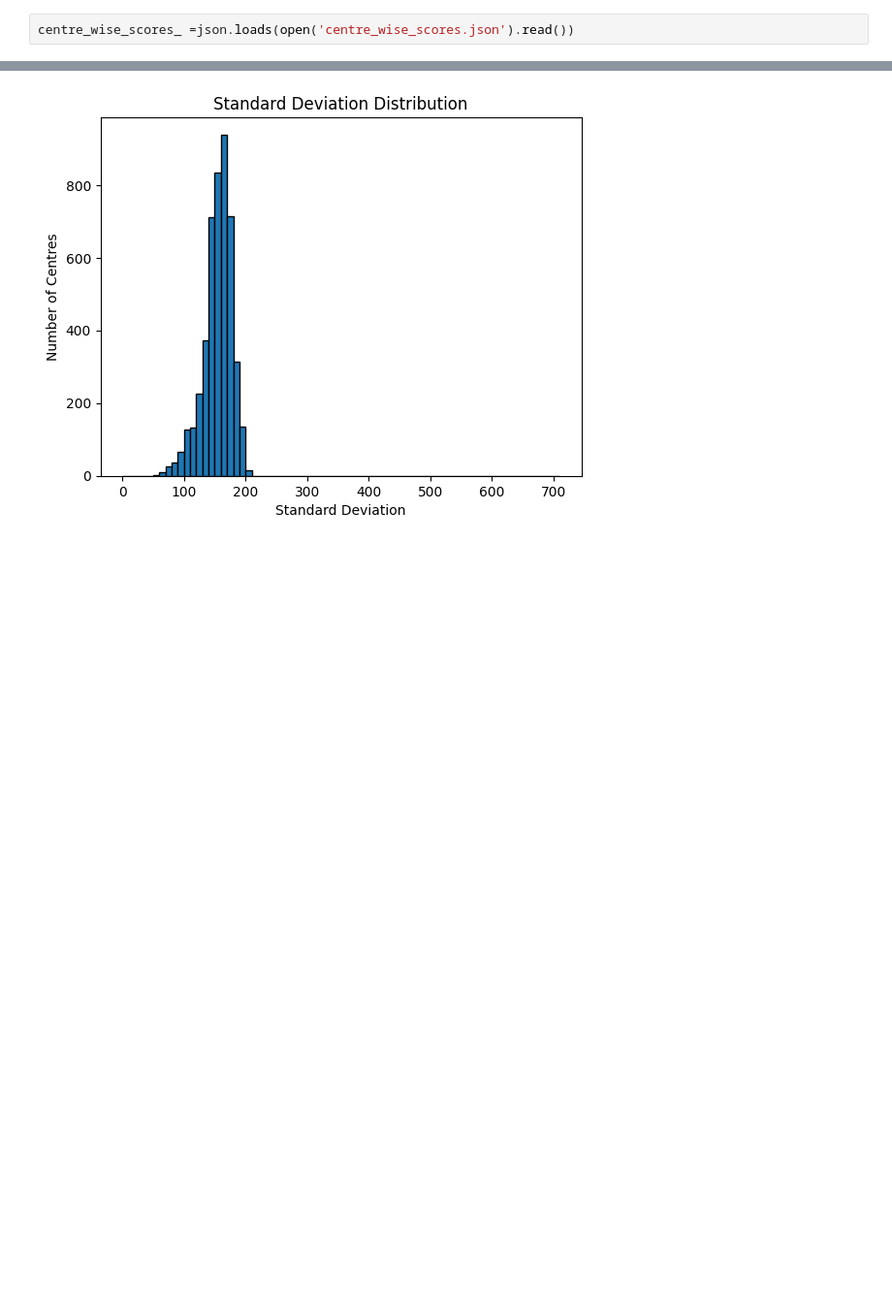
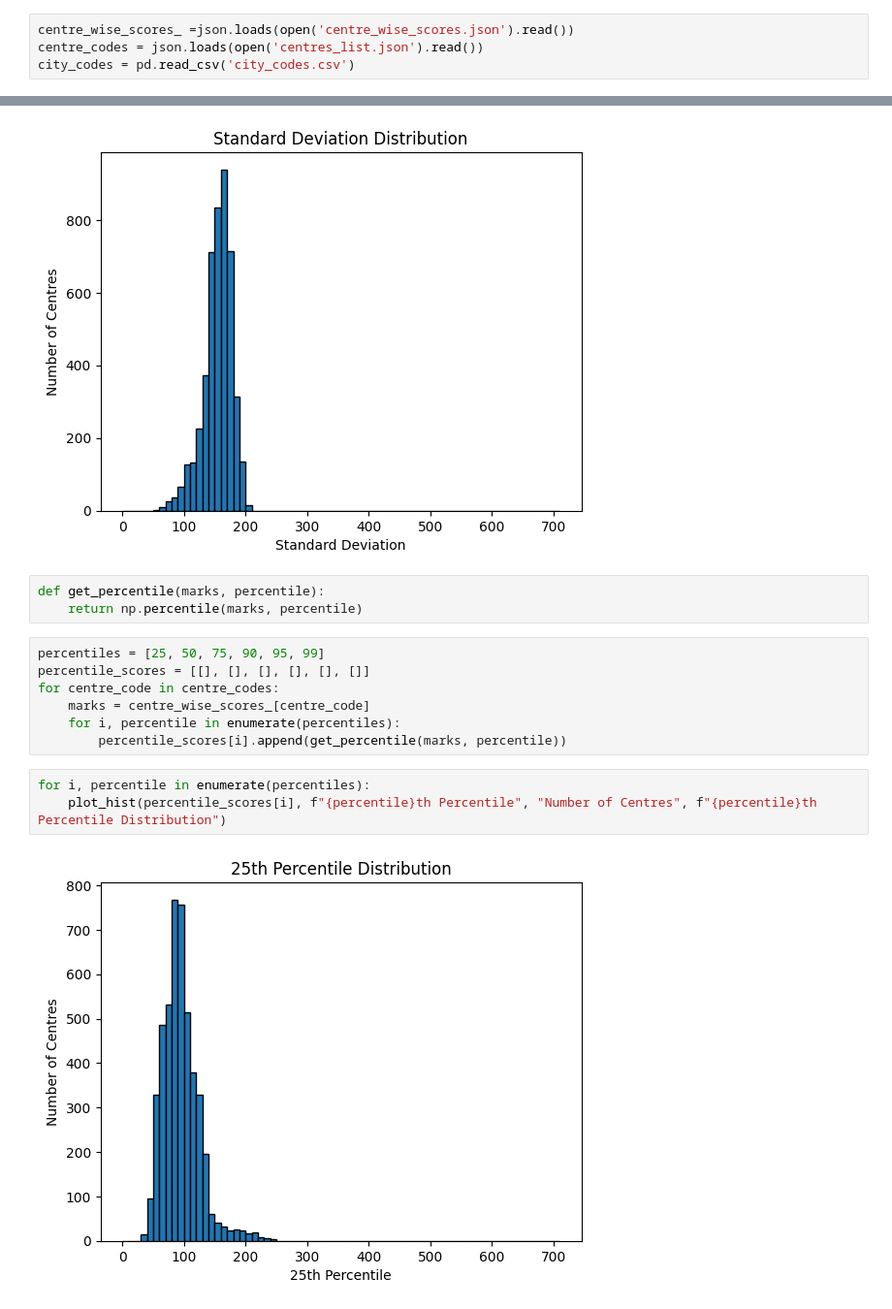
Before and after one commit to DarshanIITB/neet-2024-results-EDA, a Jupyter notebook: analysis.ipynb, the cells around one changed output, grey strips where cells are left out. Shown at 97% size. Drawn from its saved outputs; the diff is of its cells as text; blank space fills up the shorter version.

```diff
--- a/analysis.ipynb
+++ b/analysis.ipynb
@@ -13,6 +13,8 @@ def plot_hist(marks, xlabel, ylabel, title):
     plt.show()
 # %%
 centre_wise_scores_ =json.loads(open('centre_wise_scores.json').read())
+centre_codes = json.loads(open('centres_list.json').read())
+city_codes = pd.read_csv('city_codes.csv')
 # %%
 mean_vals = []
 median_vals = []
@@ -33,3 +35,18 @@ plot_hist(std_dev_vals, "Standard Deviation", "Number of Centres", "Standard Dev
 [figure]
 [figure]
 [figure]
+# %%
+def get_percentile(marks, percentile):
+    return np.percentile(marks, percentile)
+# %%
+percentiles = [25, 50, 75, 90, 95, 99]
+percentile_scores = [[], [], [], [], [], []]
+for centre_code in centre_codes:
+    marks = centre_wise_scores_[centre_code]
+    for i, percentile in enumerate(percentiles):
+        percentile_scores[i].append(get_percentile(marks, percentile))
+# %%
+for i, percentile in enumerate(percentiles):
+    plot_hist(percentile_scores[i], f"{percentile}th Percentile", "Number of Centres", f"{percentile}th Percentile Distribution")
+# %% [output]
+[figure, added]
```
Also changed, not shown: parts of 5 cells of this notebook.
